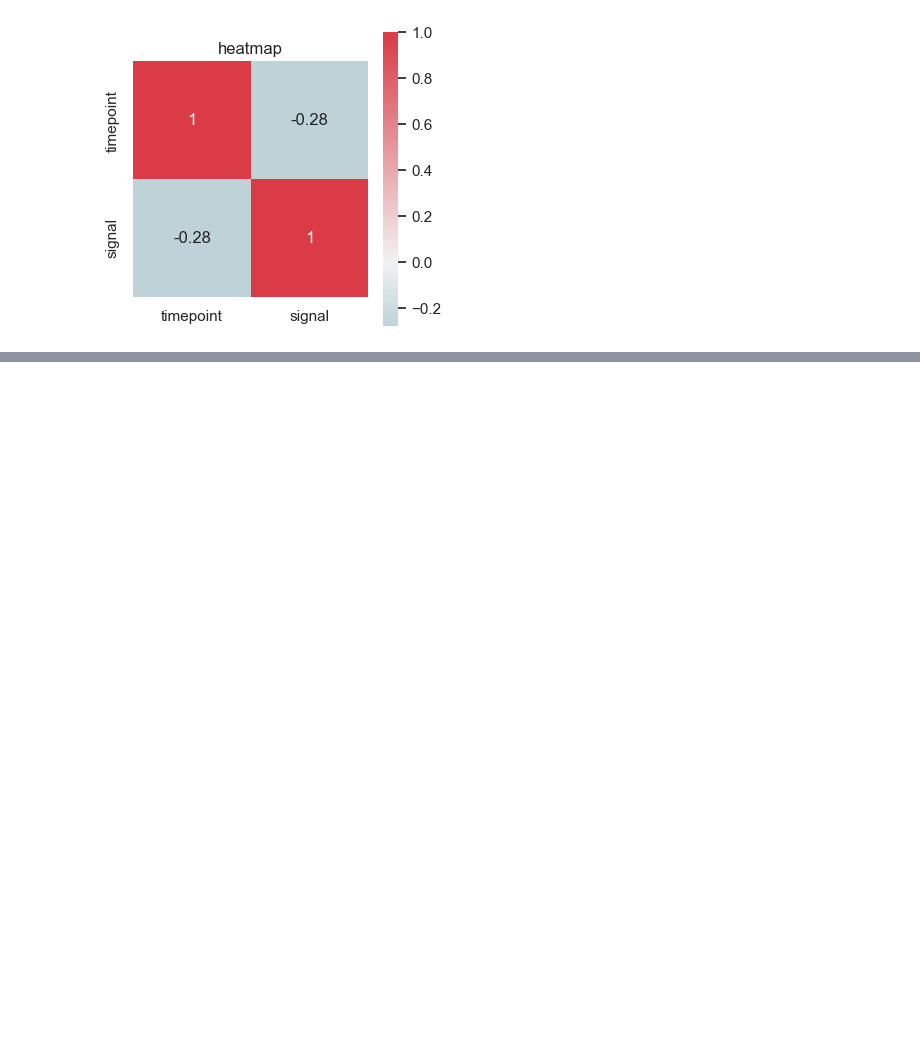
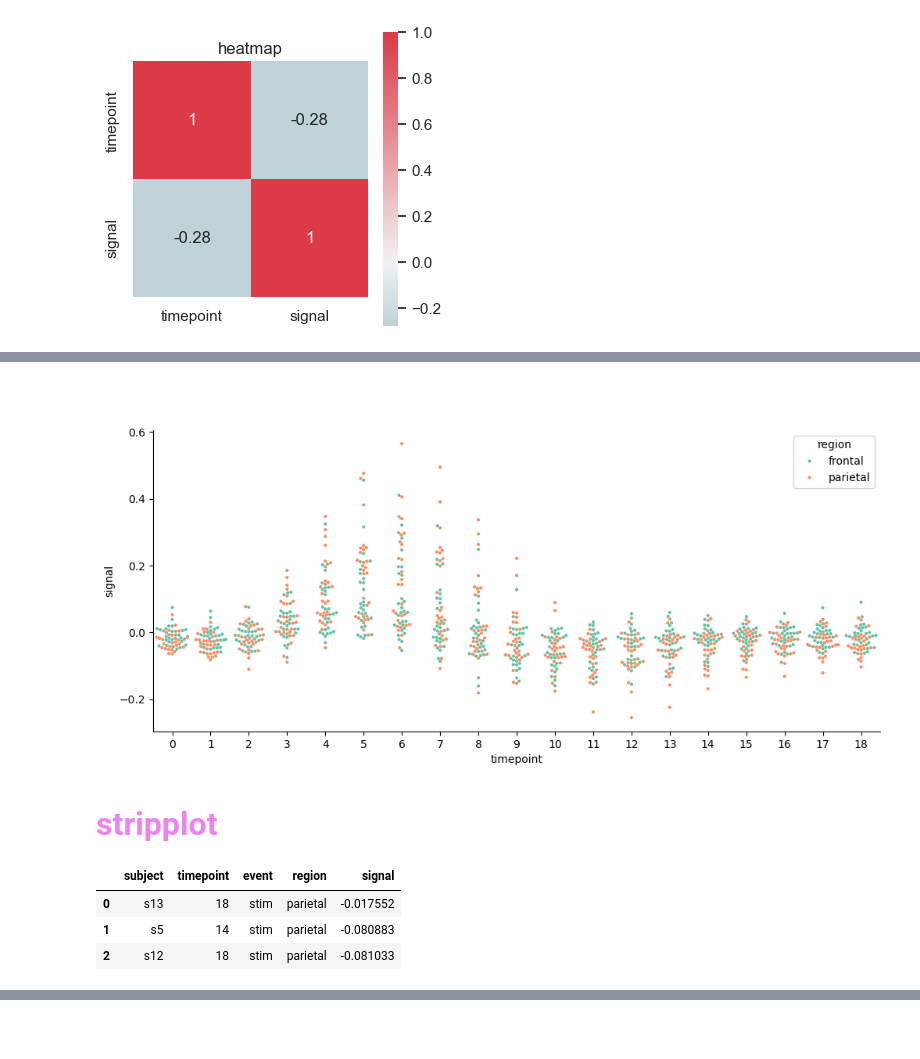
Before and after one commit to seyed7seyed/Python_Libraries, a Jupyter notebook: matplotlib_seaborn.ipynb, the cells around one changed output, grey strips where cells are left out. Drawn from its saved outputs; the diff is of its cells as text; code cells hidden in the pictures; blank space fills up the shorter version.

```diff
--- a/matplotlib_seaborn.ipynb
+++ b/matplotlib_seaborn.ipynb
@@ -1196,0 +1227,32 @@ plt.show()
+# %% [markdown]
+#####
+# %%
+# swarmplot
+df = fmri.dropna()
+sclr1 = 'timepoint' # x
+sclr2 = 'signal'    # y
+cat   = 'region'
+
+plt.figure(figsize=(12,5))
+sns_plot = sns.swarmplot( data=df, x=sclr1, y=sclr2, hue=cat, palette='Set2', s=3 )
+sns.despine(); plt.show()
+# %% [output]
+[figure, added]
+# %% [markdown]
+#
+<span style="font-family:Arial; font-weight:Bold; font-size:2.3em; color:violet;"> stripplot
+# %%
+import numpy as np
+
+import matplotlib.pyplot as plt
+#plt.style.use('_mpl-gallery')
+
+import seaborn as sns
+
+fmri = sns.load_dataset('fmri')
+fmri.head(3)
+# %% [output]
+|  | subject | timepoint | event | region | signal |
+| 0 | s13 | 18 | stim | parietal | -0.017552 |
+| 1 | s5 | 14 | stim | parietal | -0.080883 |
+| 2 | s12 | 18 | stim | parietal | -0.081033 |
```
Also changed, not shown: parts of 15 cells of this notebook.
